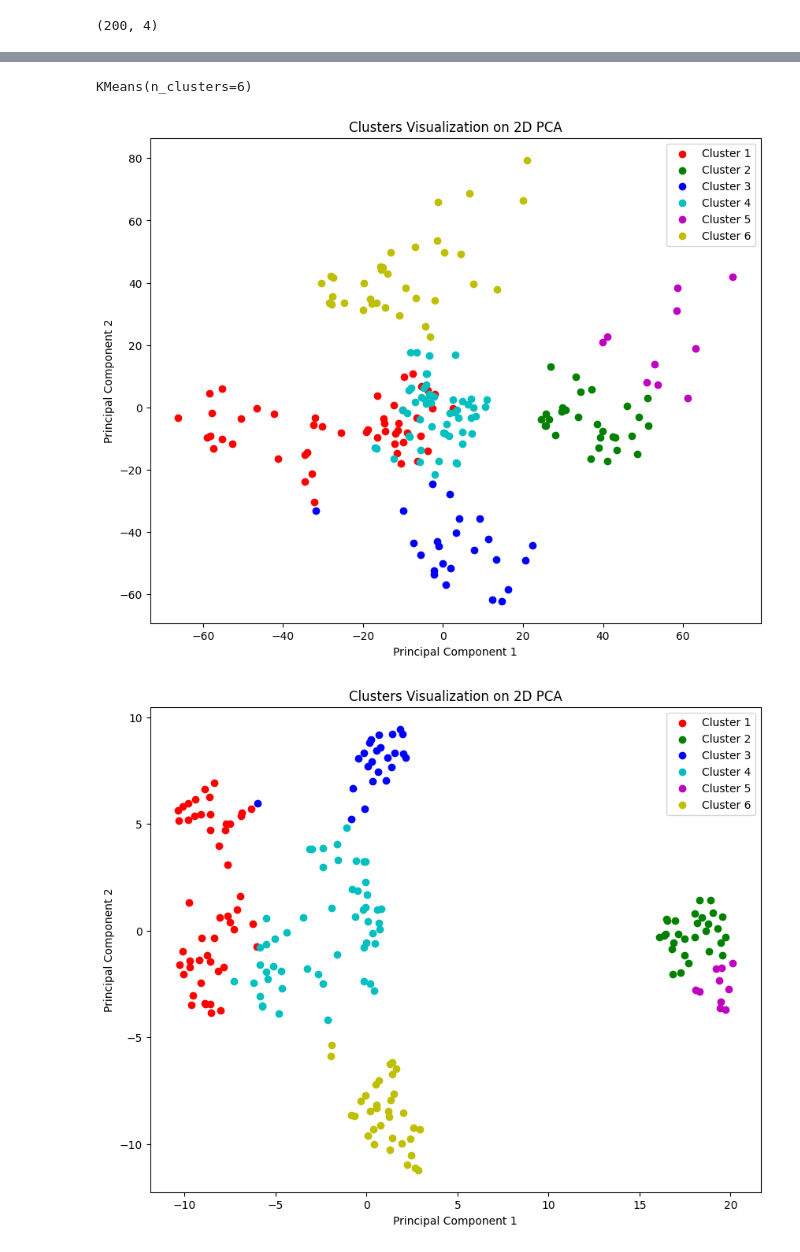
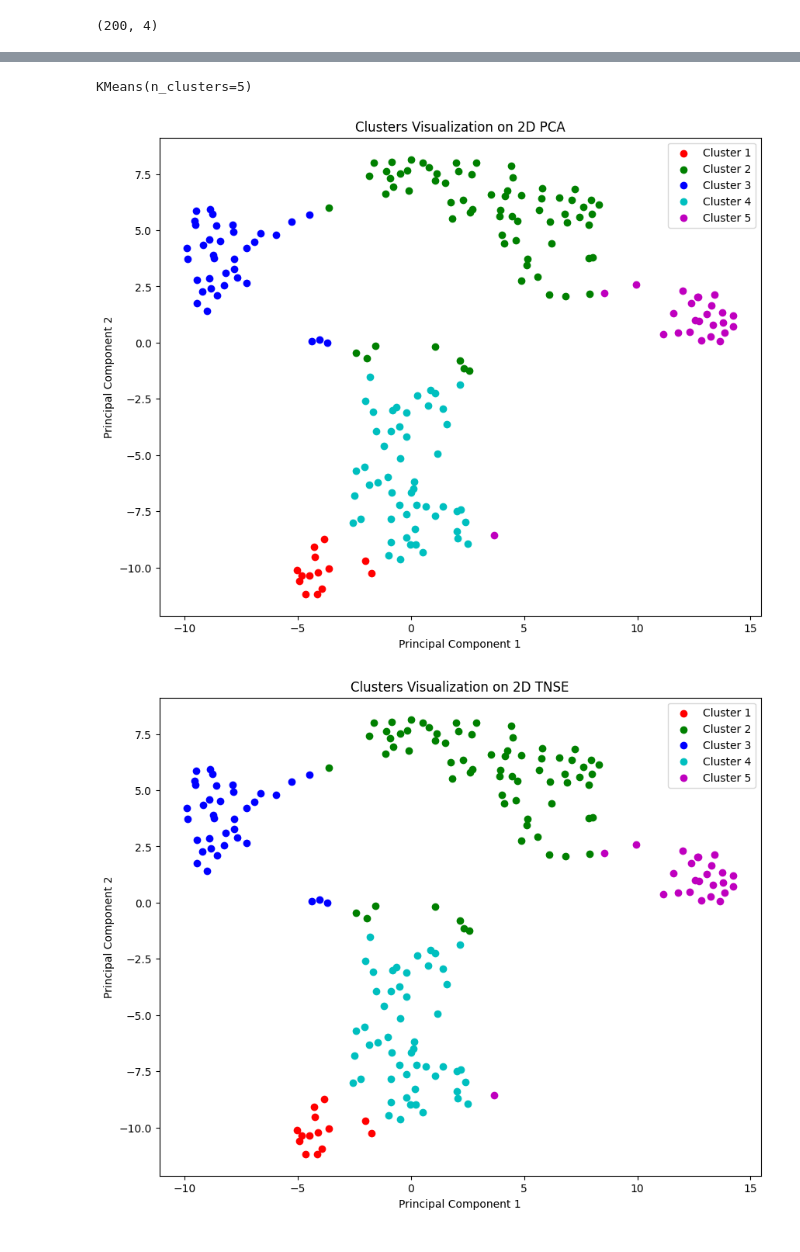
Before and after one commit to javadkavian/ML_Assignments, a Jupyter notebook: MixtureModelsPCA/Q7.ipynb, the cells around one changed output, grey strips where cells are left out. Drawn from its saved outputs; the diff is of its cells as text; code cells hidden in the pictures.

```diff
--- a/MixtureModelsPCA/Q7.ipynb
+++ b/MixtureModelsPCA/Q7.ipynb
@@ -100,28 +103,12 @@ plt.show()
 # %%
 def calculate_dunn_index(X, labels, k):
-    """
-    Calculate the Dunn Index for a given clustering.
-
-    X: array-like, shape (n_samples, n_features)
-        The input data.
-    labels: array-like, shape (n_samples,)
-        Cluster labels for each point.
-    k: int
-        Number of clusters.
-
-    Returns:
-    dunn_index: float
-        The Dunn Index for the clustering.
-    """
-    # Initialize minimum inter-cluster distance to a large value
     min_intercluster_distance = np.inf
 
-    # Initialize maximum intra-cluster distance to zero
     max_intracluster_distance = 0
 
     for i in range(k):
         cluster_i = X[labels == i]
-        if cluster_i.shape[0] > 1:  # There should be at least two points to calculate intra-cluster distance
+        if cluster_i.shape[0] > 1:
             intra_distances = cdist(cluster_i, cluster_i, 'euclidean')
             max_intracluster_distance = max(max_intracluster_distance, np.max(intra_distances))
 
@@ -168,8 +144,8 @@ Optimal number of clusters based on Dunn Index: 6
 # %%
-optimal_model = KMeans(n_clusters=6)
+optimal_model = KMeans(n_clusters=5)
 optimal_model.fit(X)
 # %% [output]
-KMeans(n_clusters=6)
+KMeans(n_clusters=5)
 # %%
 pca = PCA(n_components=2)
 X_pca = pca.fit_transform(X)
@@ -181,9 +157,8 @@ for i in range(6):
 # %%
 colors = ['r', 'g', 'b', 'c', 'm', 'y']
 
-# Plot each cluster with different colors
 plt.figure(figsize=(10, 8))
-for i in range(6):
+for i in range(5):
     cluster_points = classes[i]
     plt.scatter(cluster_points[:, 0], cluster_points[:, 1], c=colors[i], label=f'Cluster {i+1}')
 
@@ -193,28 +168,27 @@ plt.title('Clusters Visualization on 2D PCA')
 plt.legend()
 plt.show()
 # %% [output]
-[figure, old version]
+[figure, new version]
 # %%
 tsne = TSNE(n_components=2)
 X_tsne = tsne.fit_transform(X)
 # %%
 classes = {}
 labels = optimal_model.predict(X)
-for i in range(6):
+for i in range(5):
     classes[i] = X_tsne[labels == i]
 # %%
 colors = ['r', 'g', 'b', 'c', 'm', 'y']
 
-# Plot each cluster with different colors
 plt.figure(figsize=(10, 8))
-for i in range(6):
+for i in range(5):
     cluster_points = classes[i]
     plt.scatter(cluster_points[:, 0], cluster_points[:, 1], c=colors[i], label=f'Cluster {i+1}')
 
 plt.xlabel('Principal Component 1')
 plt.ylabel('Principal Component 2')
-plt.title('Clusters Visualization on 2D PCA')
+plt.title('Clusters Visualization on 2D TNSE')
 plt.legend()
 plt.show()
 # %% [output]
-[figure, old version]
+[figure, new version]
```
Also changed, not shown: parts of 7 cells of this notebook, 3 other files.
